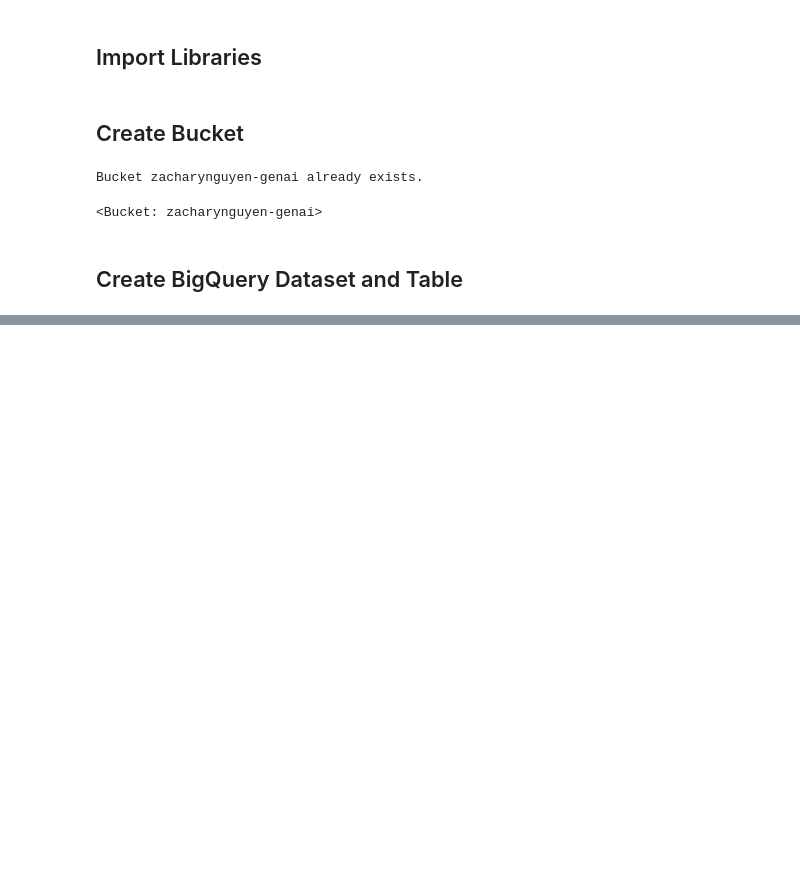
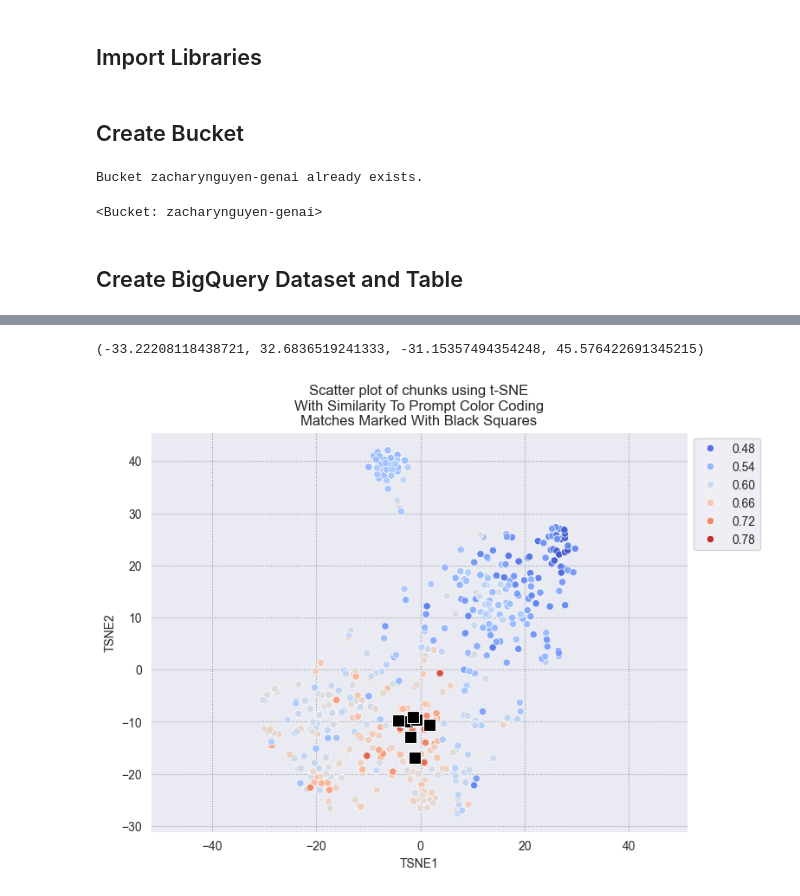
Before and after one commit to zacharyvunguyen/Applied-Generative-AI, a Jupyter notebook: Document QA - State of Tennessee 2024 Member Handbook/Document QA - Healthcare.ipynb, the cells around one changed output, grey strips where cells are left out. Drawn from its saved outputs; the diff is of its cells as text; code cells hidden in the pictures; blank space fills up the shorter version.

```diff
--- a/Document QA - State of Tennessee 2024 Member Handbook/Document QA - Healthcare.ipynb
+++ b/Document QA - State of Tennessee 2024 Member Handbook/Document QA - Healthcare.ipynb
@@ -234,0 +1234,3 @@ Table(TableReference(DatasetReference('zacharynguyen-genai', 'applied_genai_v3')
+# %%
+matches = chunk_match(question)
+df_tsne.iloc[[match[0] for match in matches]]
@@ -234,0 +1246,13 @@ Table(TableReference(DatasetReference('zacharynguyen-genai', 'applied_genai_v3')
+# %%
+sns.set_style("darkgrid", {"grid.color": ".6", "grid.linestyle": ":"})
+fig, ax = plt.subplots(figsize=(8, 6))
+sns.scatterplot(data = df_tsne, x = 'TSNE1', y = 'TSNE2', hue = 'similarity', palette = sns.color_palette('coolwarm', as_cmap=True))
+sns.scatterplot(data = df_tsne.iloc[[match[0] for match in matches]], x="TSNE1", y="TSNE2", color = 'black', marker = 's', s = 100)
+sns.move_legend(ax, "upper left", bbox_to_anchor=(1, 1))
+plt.title("Scatter plot of chunks using t-SNE\nWith Similarity To Prompt Color Coding\nMatches Marked With Black Squares")
+plt.xlabel("TSNE1")
+plt.ylabel("TSNE2")
+plt.axis("equal")
+# %% [output]
+(-33.22208118438721, 32.6836519241333, -31.15357494354248, 45.576422691345215)
+[figure, added]
```
Also changed, not shown: parts of 108 cells of this notebook.
